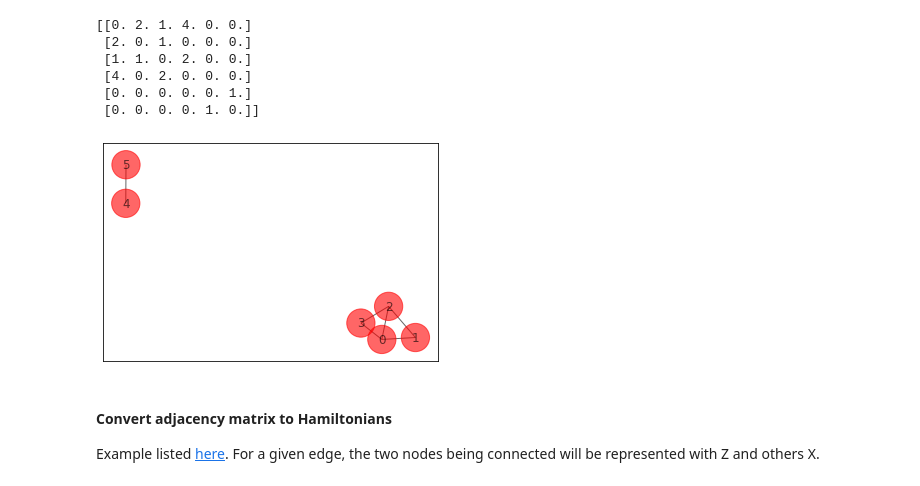
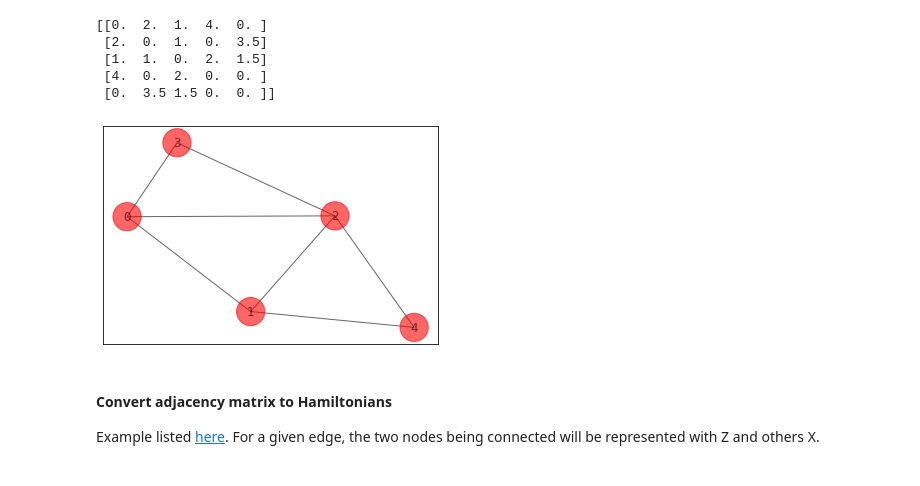
Before and after one commit to jiayuanx/quantum-computing, a Jupyter notebook: assignments/project/MaxCut-Multiweight.ipynb, the cells around one changed output. Drawn from its saved outputs; the diff is of its cells as text; code cells hidden in the pictures.

```diff
--- a/assignments/project/MaxCut-Multiweight.ipynb
+++ b/assignments/project/MaxCut-Multiweight.ipynb
@@ -21,40 +23,39 @@ import logging
 # %%
 # generate a graph
 
-n = 6
+n = 5
 build_random_graph = False
 
 if not build_random_graph:
     G = nx.Graph()
     G.add_nodes_from(np.arange(0, n, 1))
 #     E = [(0,1,1.0),(0,2,1.0),(0,3,1.0),(1,2,1.0),(2,3,1.0),(4,5,1.0),(2,4,1.0),(3,4,1.0),(0,5,1.0)]
-    E = [(0,1,2.0),(0,2,1.0),(0,3,4.0),(1,2,1.0),(2,3,2.0),(4,5,1.0)]
+    E = [(0,1,2.0),(0,2,1.0),(0,3,4.0),(1,2,1.0),(2,3,2.0),(4,2,1.5),(4,1,3.5)]
     G.add_weighted_edges_from(E)
 
     colors = ['r' for node in G.nodes()]
     pos = nx.spring_layout(G)
     default_axes = plt.axes(frameon=True)
     nx.draw_networkx(G, node_color=colors, node_size=800, alpha=0.6, ax=default_axes, pos=pos)
 
     # build a weight matrix from G
     w = np.zeros([n,n])
     for i, j, data in G.edges.data():
         w[i][j] = data['weight']
         w[j][i] = data['weight']
 
 else: # random graph
     np.random.seed(8123179)
     w = random_graph(n, edge_prob=0.5, weight_range=2, negative_weight=True)
     qubitOp, offset = max_cut.get_operator(w)
 print(w)
 # %% [output]
-[[0. 2. 1. 4. 0. 0.]
- [2. 0. 1. 0. 0. 0.]
- [1. 1. 0. 2. 0. 0.]
- [4. 0. 2. 0. 0. 0.]
- [0. 0. 0. 0. 0. 1.]
- [0. 0. 0. 0. 1. 0.]]
+[[0.  2.  1.  4.  0. ]
+ [2.  0.  1.  0.  3.5]
+ [1.  1.  0.  2.  1.5]
+ [4.  0.  2.  0.  0. ]
+ [0.  3.5 1.5 0.  0. ]]
-[figure, old version]
+[figure, new version]
 # %% [markdown]
 #### Convert adjacency matrix to Hamiltonians
 
```
Also changed, not shown: parts of 27 cells of this notebook.
